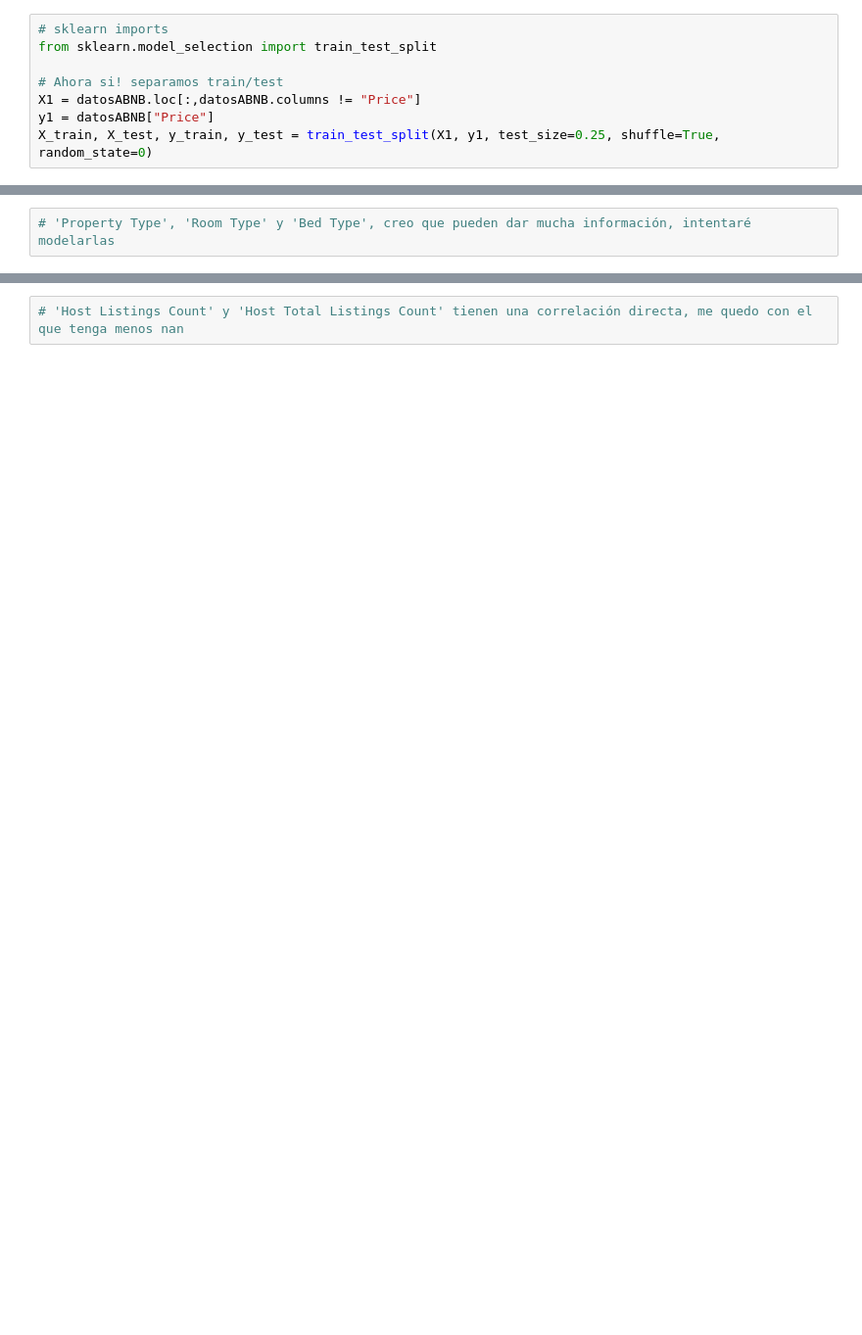
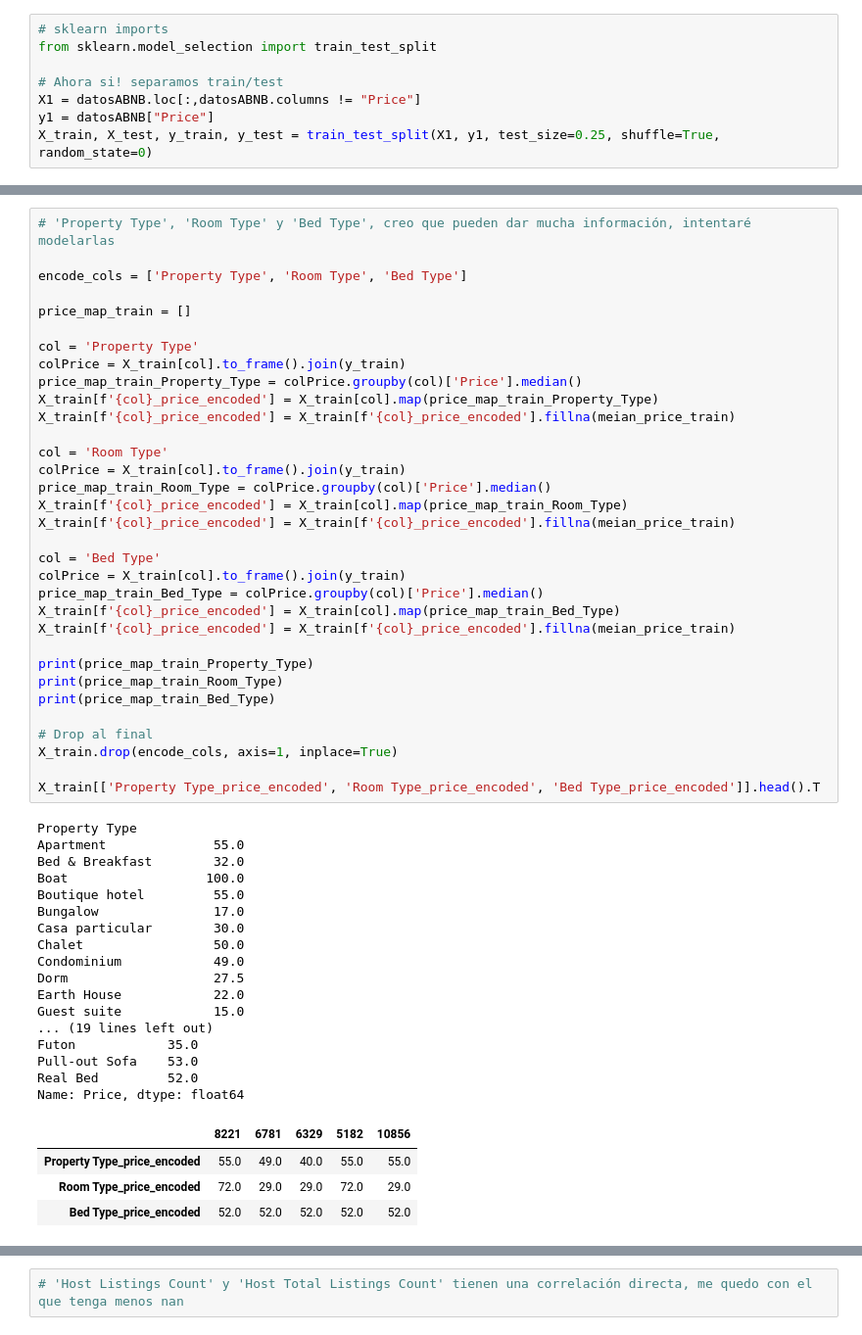
Before and after one commit to Pepe-Padilla/machine-learning-practica, a Jupyter notebook: practica.ipynb, the cells around one changed output, grey strips where cells are left out. Shown: that part at 98% size. Cells and saved outputs as stored; diff of their text form; blank space fills up the shorter version.

```diff
--- a/practica.ipynb
+++ b/practica.ipynb
@@ -763,4 +972,57 @@ X_train.drop(date_cols, axis=1, inplace=True)
 # %%
 # 'Property Type', 'Room Type' y 'Bed Type', creo que pueden dar mucha información, intentaré modelarlas
+
+encode_cols = ['Property Type', 'Room Type', 'Bed Type']
+
+price_map_train = []
+
+col = 'Property Type'
+colPrice = X_train[col].to_frame().join(y_train)
+price_map_train_Property_Type = colPrice.groupby(col)['Price'].median()
+X_train[f'{col}_price_encoded'] = X_train[col].map(price_map_train_Property_Type)
+X_train[f'{col}_price_encoded'] = X_train[f'{col}_price_encoded'].fillna(meian_price_train)
+
+col = 'Room Type'
+colPrice = X_train[col].to_frame().join(y_train)
+price_map_train_Room_Type = colPrice.groupby(col)['Price'].median()
+X_train[f'{col}_price_encoded'] = X_train[col].map(price_map_train_Room_Type)
+X_train[f'{col}_price_encoded'] = X_train[f'{col}_price_encoded'].fillna(meian_price_train)
+
+col = 'Bed Type'
+colPrice = X_train[col].to_frame().join(y_train)
+price_map_train_Bed_Type = colPrice.groupby(col)['Price'].median()
+X_train[f'{col}_price_encoded'] = X_train[col].map(price_map_train_Bed_Type)
+X_train[f'{col}_price_encoded'] = X_train[f'{col}_price_encoded'].fillna(meian_price_train)
+
+print(price_map_train_Property_Type)
+print(price_map_train_Room_Type)
+print(price_map_train_Bed_Type)
+
+# Drop al final
+X_train.drop(encode_cols, axis=1, inplace=True)
+
+X_train[['Property Type_price_encoded', 'Room Type_price_encoded', 'Bed Type_price_encoded']].head().T
+# %% [output]
+Property Type
+Apartment              55.0
+Bed & Breakfast        32.0
+Boat                  100.0
+Boutique hotel         55.0
+Bungalow               17.0
+Casa particular        30.0
+Chalet                 50.0
+Condominium            49.0
+Dorm                   27.5
+Earth House            22.0
+Guest suite            15.0
+... (19 lines left out)
+Futon            35.0
+Pull-out Sofa    53.0
+Real Bed         52.0
+Name: Price, dtype: float64
+|  | 8221 | 6781 | 6329 | 5182 | 10856 |
+| Property Type_price_encoded | 55.0 | 49.0 | 40.0 | 55.0 | 55.0 |
+| Room Type_price_encoded | 72.0 | 29.0 | 29.0 | 72.0 | 29.0 |
+| Bed Type_price_encoded | 52.0 | 52.0 | 52.0 | 52.0 | 52.0 |
 # %%
 # 'Amenities' se ve imporante, después de todo un sitio pude ser elejido por algún punto de estos.
```
Also changed, not shown: parts of 22 cells of this notebook.
